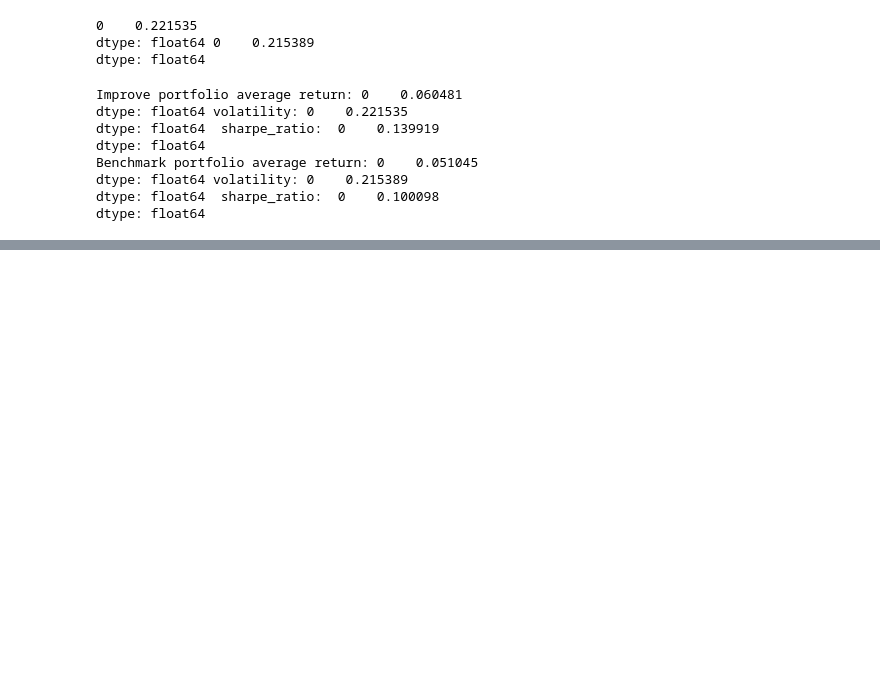
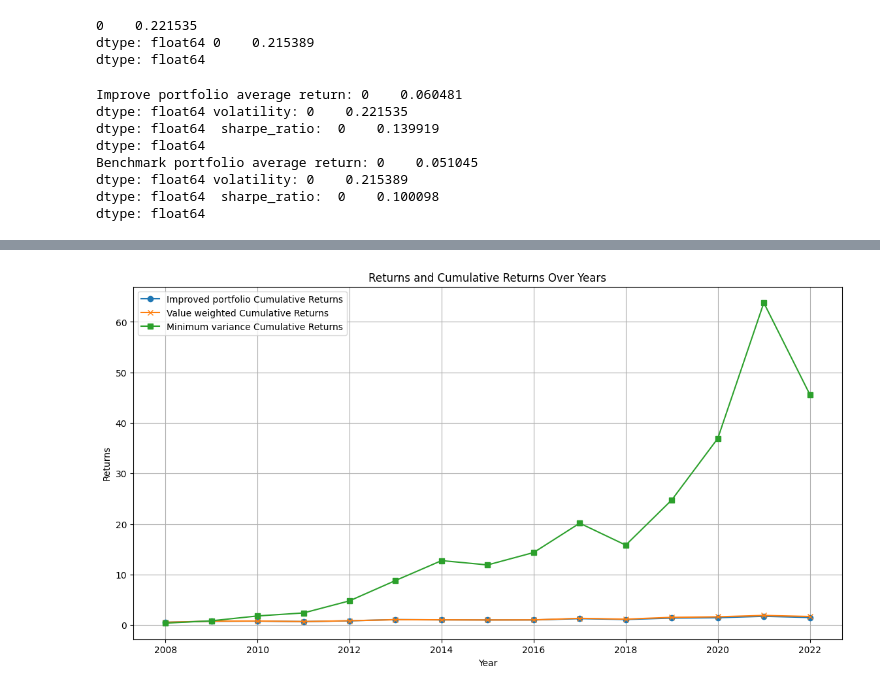
Before and after one commit to BalthazazarDuc/SEF-HW2, a Jupyter notebook: EX_4.ipynb, the cells around one changed output, grey strips where cells are left out. Cells and saved outputs as stored; diff of their text form; code cells hidden in the pictures; blank space fills up the shorter version.

```diff
--- a/EX_4.ipynb
+++ b/EX_4.ipynb
@@ -756,0 +871,14 @@ dtype: float64
+# %%
+plt.figure(figsize=(14, 7))
+plt.plot(df_EX4['IMP_cumulative_returns'], label='Improved portfolio Cumulative Returns', marker='o')
+plt.plot(df_EX4['VW_cumulative_returns'], label='Value weighted Cumulative Returns', marker='x')
+plt.plot(min_var_cum_returns, label='Minimum variance Cumulative Returns', marker='s')
+
+plt.title('Returns and Cumulative Returns Over Years')
+plt.xlabel('Year')
+plt.ylabel('Returns')
+plt.legend()
+plt.grid(True)
+plt.show()
+# %% [output]
+[figure, added]
```
Also changed, not shown: parts of 11 cells of this notebook.
